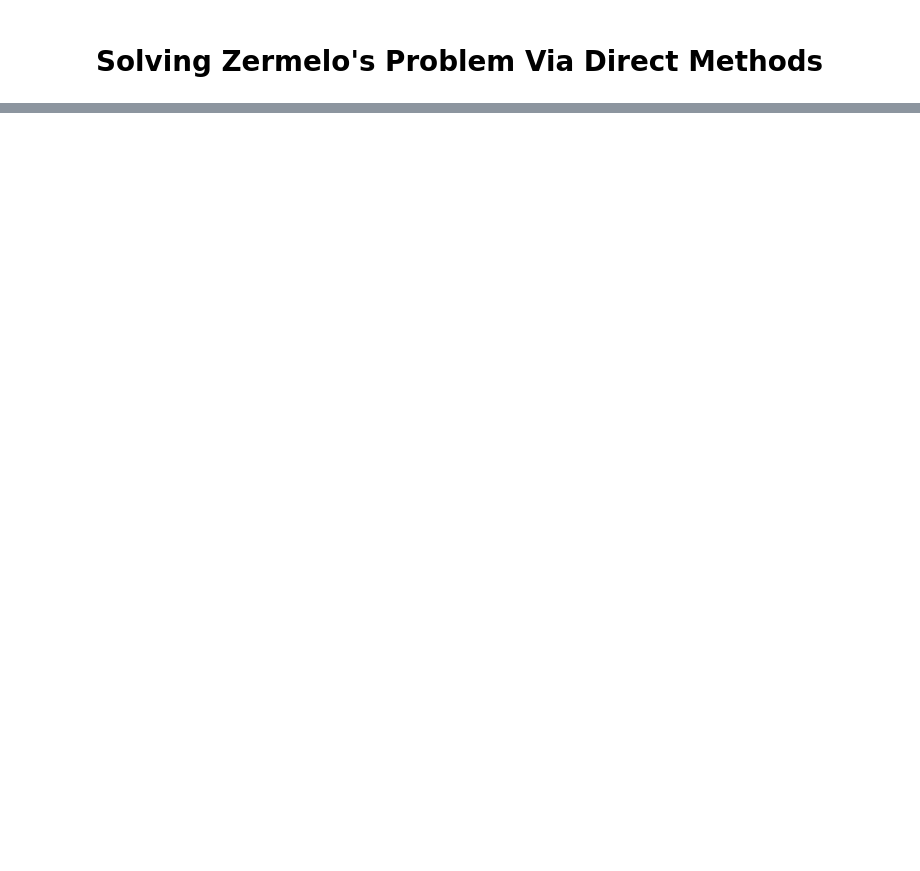
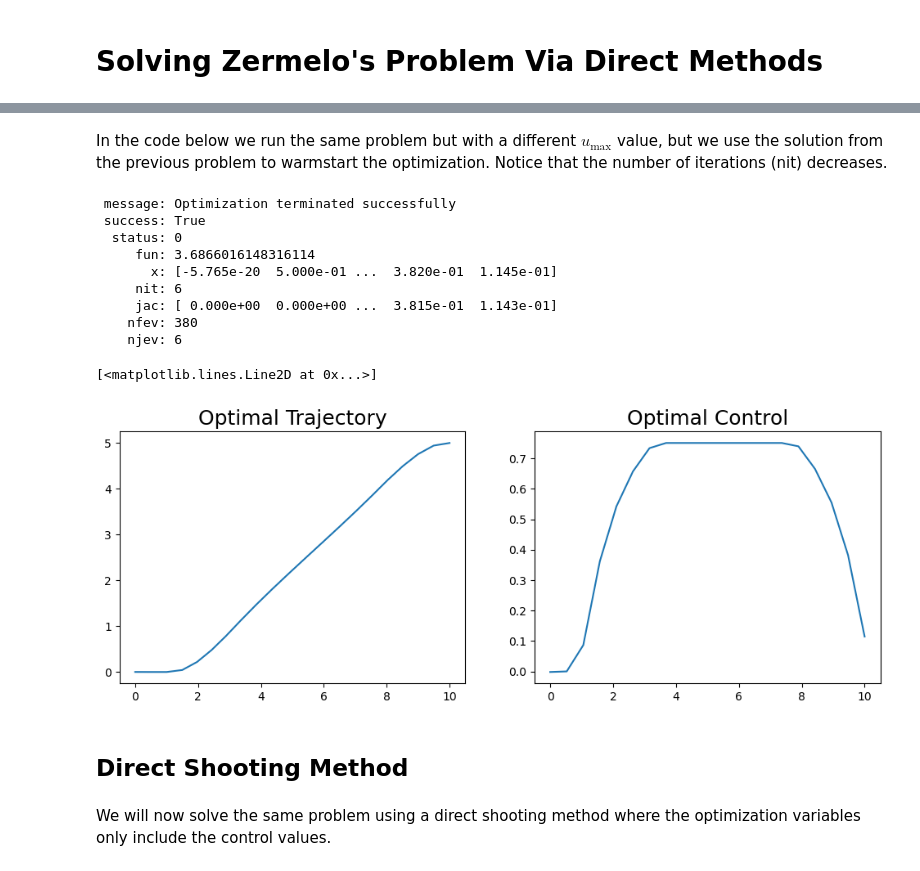
Before and after one commit to StanfordASL/pora-exercises, a Jupyter notebook: ch02/zermelos_problem.ipynb, the cells around one changed output, grey strips where cells are left out. Drawn from its saved outputs; the diff is of its cells as text; code cells hidden in the pictures; blank space fills up the shorter version.

```diff
--- a/ch02/zermelos_problem.ipynb
+++ b/ch02/zermelos_problem.ipynb
@@ -164,0 +129,27 @@ plt.show()
+# %% [markdown]
+In the code below we run the same problem but with a different $u_{\text{max}}$ value, but we use the solution from the previous problem to warmstart the optimization. Notice that the number of iterations (nit) decreases.
+# %%
+x_opt, y_opt, u_opt = zermelo_direct_collocation(t_f, N, u_max=0.75, z0=np.concatenate([x_opt, y_opt, u_opt]))
+plt.figure(figsize=(12, 4))
+plt.subplot(1, 2, 1)
+plt.plot(x_opt, y_opt)
+plt.title("Optimal Trajectory", fontsize=18)
+plt.subplot(1, 2, 2)
+plt.title("Optimal Control", fontsize=18)
+plt.plot(np.linspace(0, t_f, N), u_opt)
+# %% [output]
+ message: Optimization terminated successfully
+ success: True
+  status: 0
+     fun: 3.6866016148316114
+       x: [-5.765e-20  5.000e-01 ...  3.820e-01  1.145e-01]
+     nit: 6
+     jac: [ 0.000e+00  0.000e+00 ...  3.815e-01  1.143e-01]
+    nfev: 380
+    njev: 6
+[<matplotlib.lines.Line2D at 0x...>]
+[figure, added]
+# %% [markdown]
+## Direct Shooting Method
+# %% [markdown]
+We will now solve the same problem using a direct shooting method where the optimization variables only include the control values.
```
Also changed, not shown: parts of 13 cells of this notebook, 6 other files.
